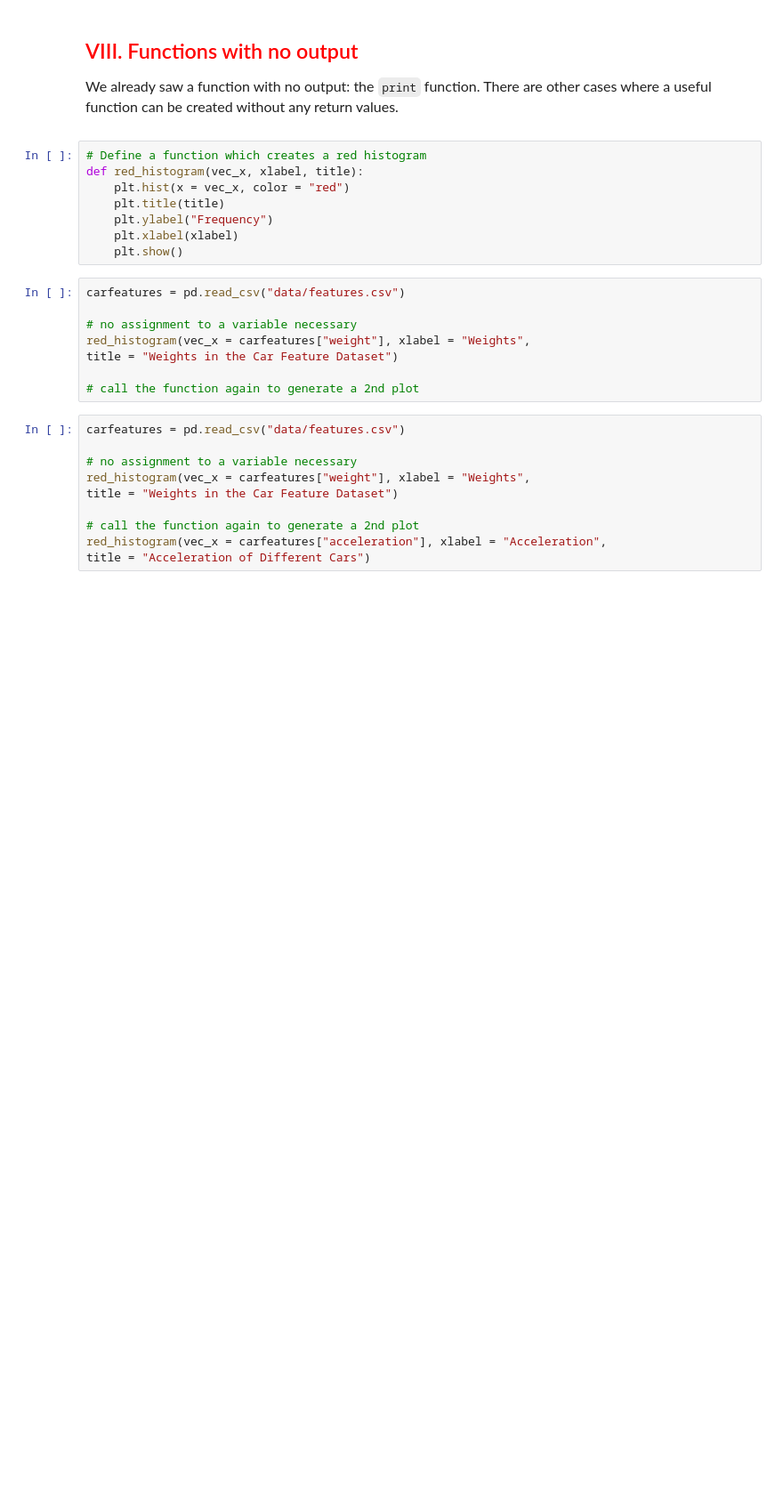
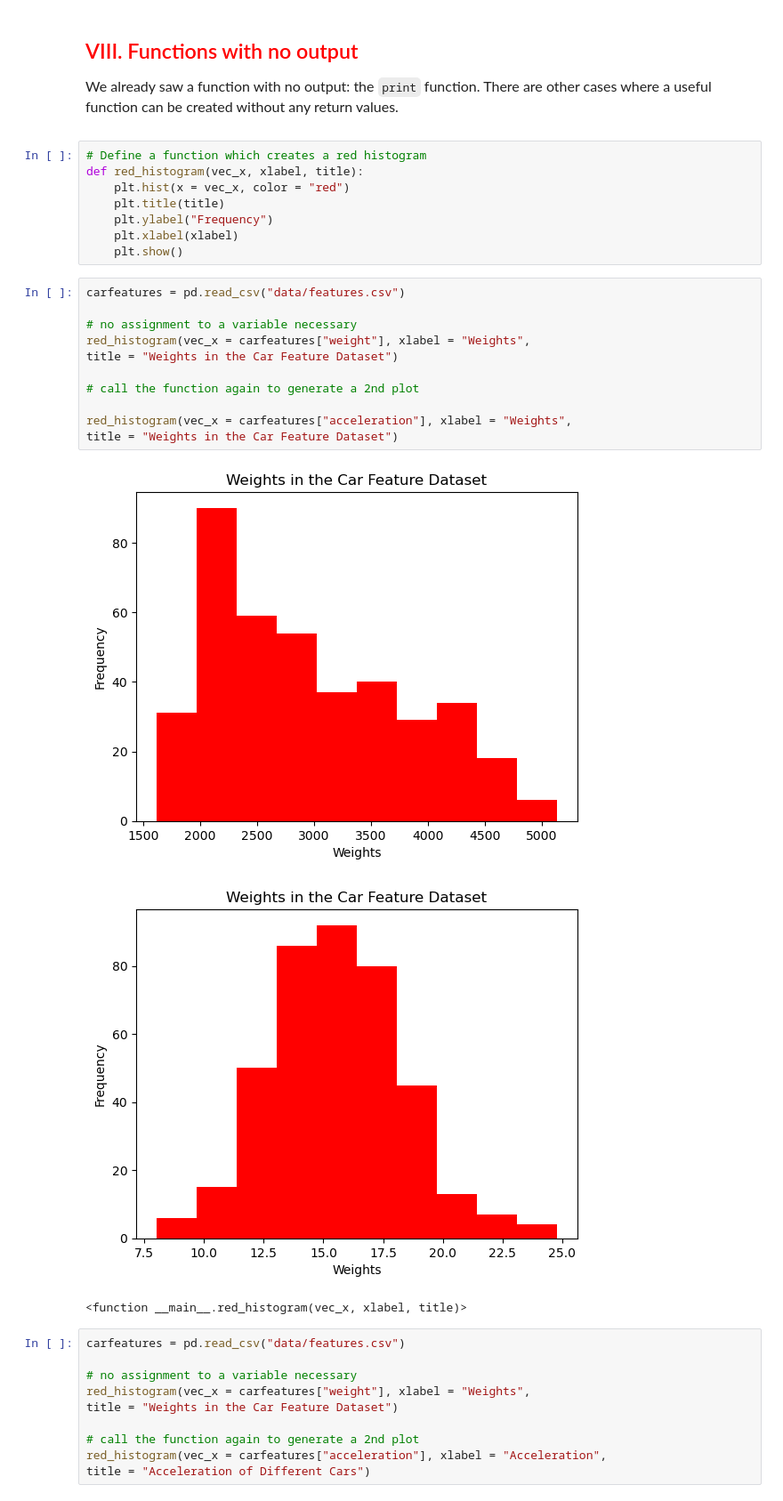
Before and after one commit to aashmans21/qtm151fall2025, a Jupyter notebook: Lecture_09 - user defined functions/Lecture9 copy.ipynb, the cells around one changed output. Shown: that part at 89% size. Saved outputs shown, nothing was run; the diff lists cells and outputs as text; blank space fills up the shorter version.

```diff
--- a/Lecture_09 - user defined functions/Lecture9 copy.ipynb
+++ b/Lecture_09 - user defined functions/Lecture9 copy.ipynb
@@ -567,11 +584,18 @@ def red_histogram(vec_x, xlabel, title):
 # %%
 carfeatures = pd.read_csv("data/features.csv")
 
 # no assignment to a variable necessary
 red_histogram(vec_x = carfeatures["weight"], xlabel = "Weights",
 title = "Weights in the Car Feature Dataset")
 
 # call the function again to generate a 2nd plot
+
+red_histogram(vec_x = carfeatures["acceleration"], xlabel = "Weights",
+title = "Weights in the Car Feature Dataset")
+# %% [output]
+[figure, added]
+[figure, added]
+<function __main__.red_histogram(vec_x, xlabel, title)>
 # %%
 carfeatures = pd.read_csv("data/features.csv")
 
```
Also changed, not shown: parts of 5 cells of this notebook, 2 other files.
